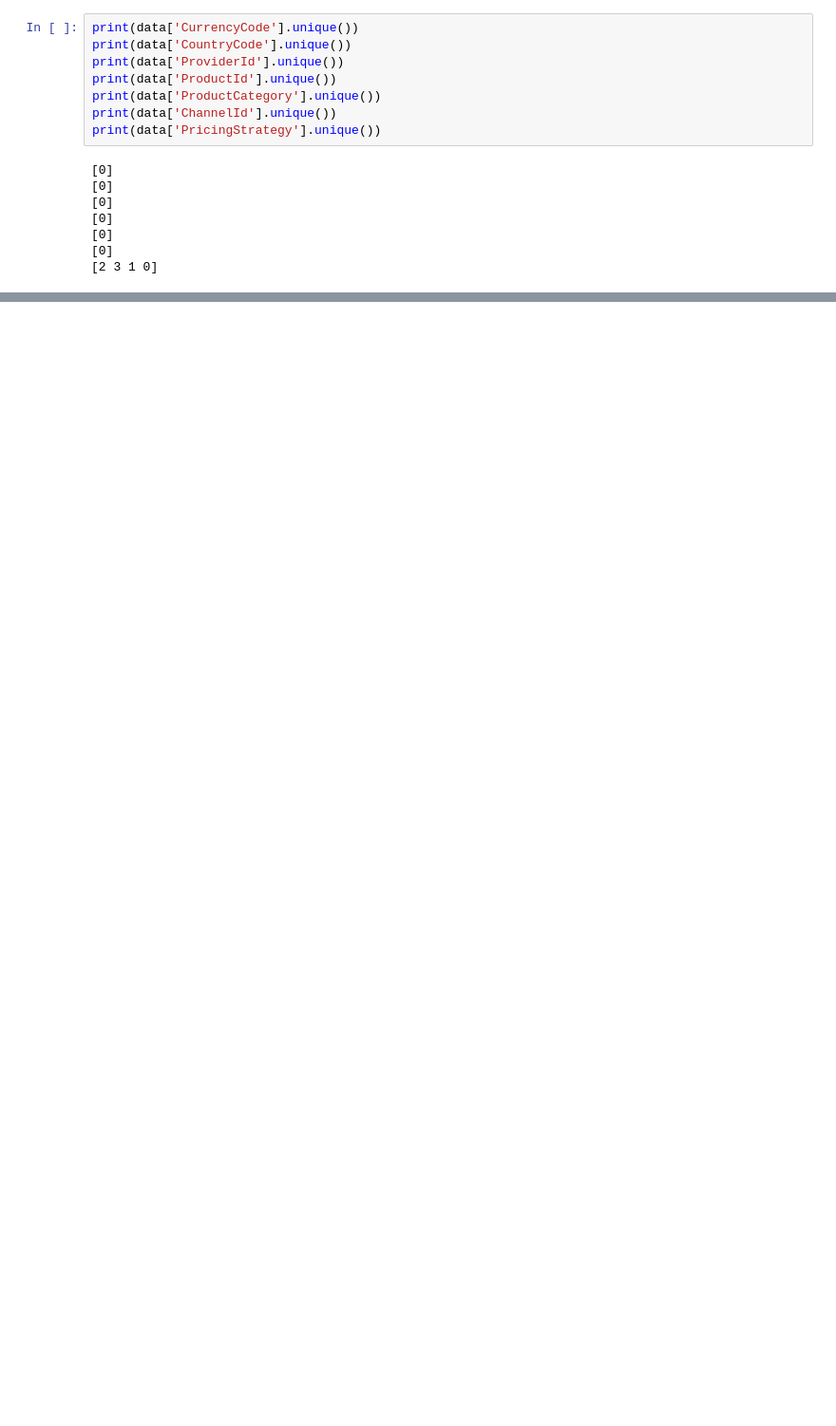
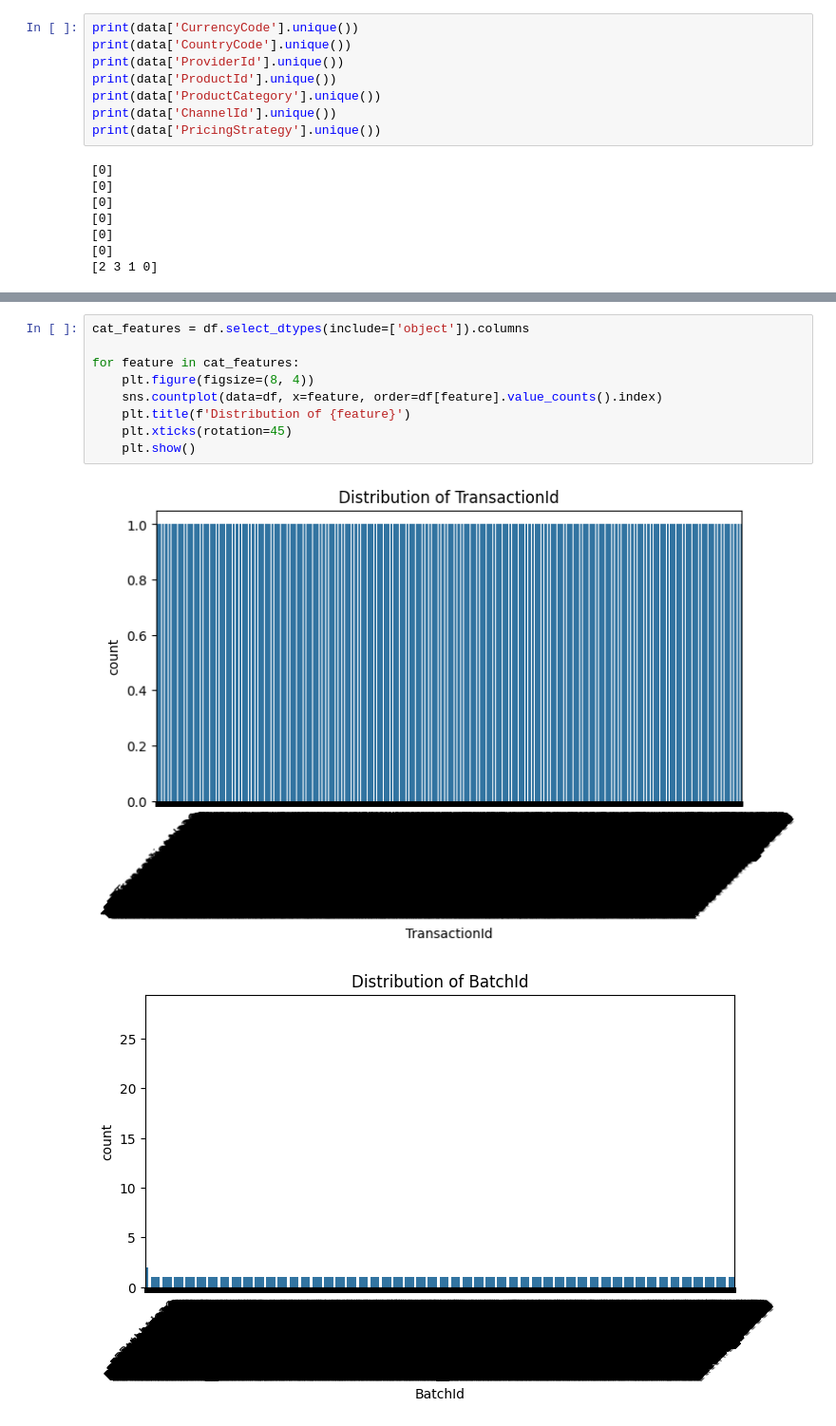
Before and after one commit to Kassa-Mamo/CreditRisk-Model-Analysis, a Jupyter notebook: notebooks/EDA.ipynb, the cells around one changed output, grey strips where cells are left out. Shown at 95% size. Drawn from its saved outputs; the diff is of its cells as text; blank space fills up the shorter version.

```diff
--- a/notebooks/EDA.ipynb
+++ b/notebooks/EDA.ipynb
@@ -323,0 +442,12 @@ print(data['PricingStrategy'].unique())
+# %%
+cat_features = df.select_dtypes(include=['object']).columns
+
+for feature in cat_features:
+    plt.figure(figsize=(8, 4))
+    sns.countplot(data=df, x=feature, order=df[feature].value_counts().index)
+    plt.title(f'Distribution of {feature}')
+    plt.xticks(rotation=45)
+    plt.show()
+# %% [output]
+[figure, added]
+[figure, added]
```
Also changed, not shown: parts of 12 cells of this notebook, 1 other file.
